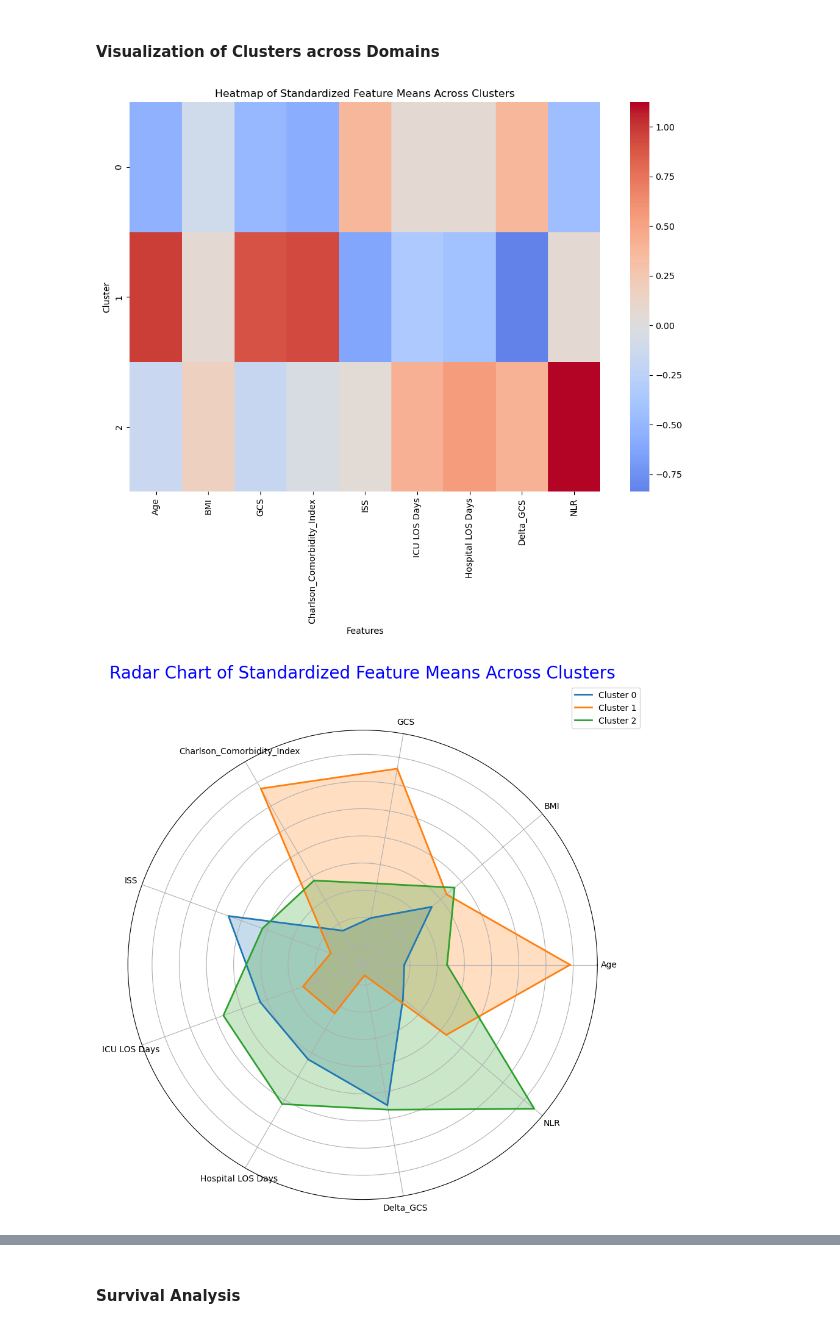
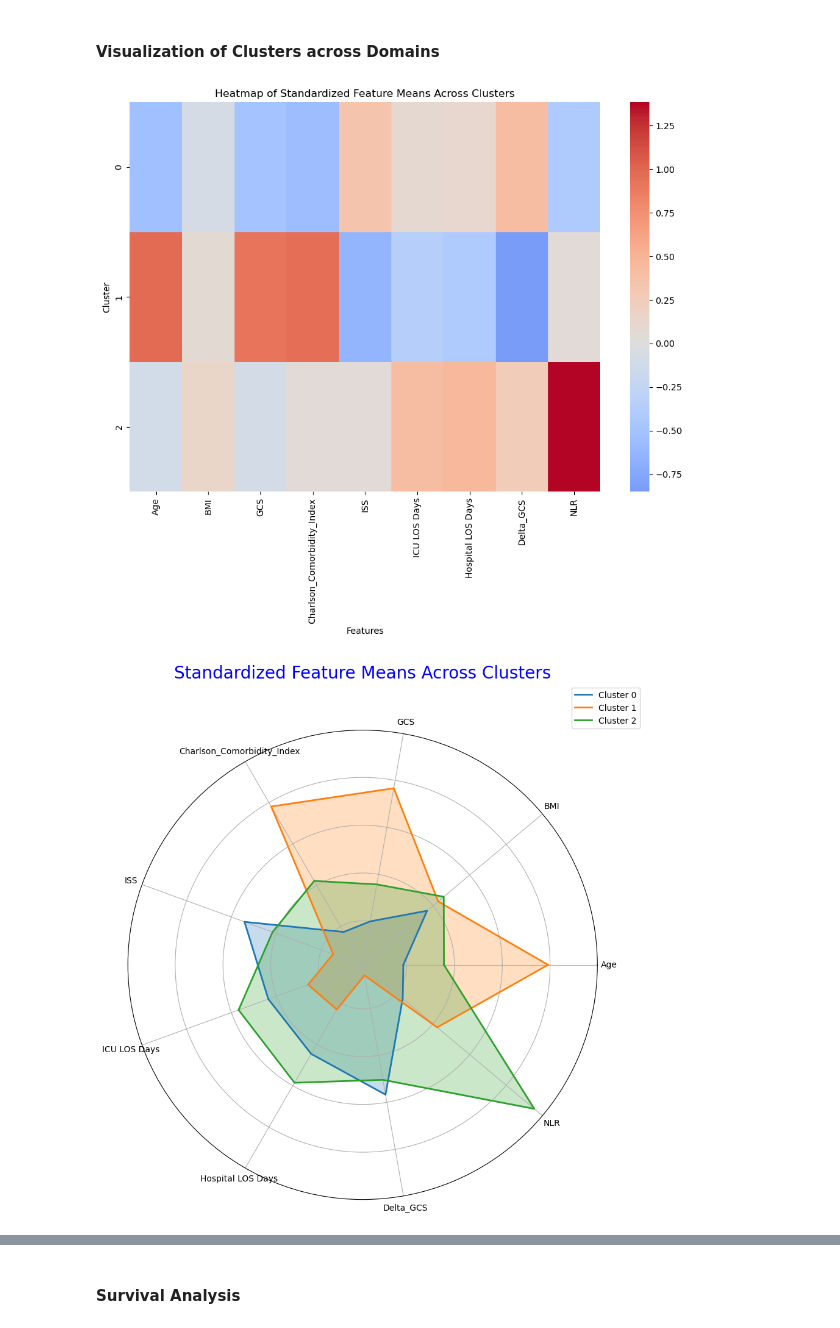
Before and after one commit to shrinitbabel/TBI-Unsupervised-Clustering-Readmission-Prediction, a Jupyter notebook: Clustering TBI.ipynb, the cells around one changed output, grey strips where cells are left out. Drawn from its saved outputs; the diff is of its cells as text; code cells hidden in the pictures.

```diff
--- a/Clustering TBI.ipynb
+++ b/Clustering TBI.ipynb
@@ -63,7 +63,7 @@ numeric_features = ['Age', 'BMI',  'PEG_Days_Difference', 'TRACH_Days_Difference
                      'Decannulation_Days_Difference', 'Oral_Intake_Days_Difference',
                        'GCS', 'ISS', 'ICU LOS Days', 'Hospital LOS Days', 'Charlson_Comorbidity_Index',
                        'DischargeGCS', 'NLR', 'Delta_GCS', 'Total_Neutrophils', 'Total_Lymphocytes']
-categorical_features = ['Gender', 'Race', 'VAP', 'Discharge Status Code', 'PEG', 'TRACH']
+categorical_features = ['Gender', 'Race', 'VAP', 'PEG', 'TRACH']
 
 # Pipeline
 preprocessor = ColumnTransformer(
@@ -227,7 +221,7 @@ from matplotlib.colors import ListedColormap
 # parameters
 optimal_pca_components = 2
 optimal_clusters = 3
-optimal_linkage = 'complete'
+optimal_linkage = 'average'
 optimal_distance = 'cosine'
 
 #  PCA
@@ -592,7 +579,7 @@ plt.xlabel('Features')
 plt.ylabel('Cluster')
 plt.show()
 # %% [output]
-[figure, old version]
+[figure, new version]
 # %%
 import numpy as np
 import pandas as pd
@@ -600,35 +587,35 @@ import matplotlib.pyplot as plt
 from sklearn.preprocessing import StandardScaler
 
 # Mean of each feature per cluster
 cluster_means = df_standardized.groupby('Cluster_Labels_Agglomerative')[features_to_evaluate].mean()
 
 # Radar Chart
 labels = features_to_evaluate
 num_vars = len(labels)
 
 angles = np.linspace(0, 2 * np.pi, num_vars, endpoint=False).tolist()
 
 angles += angles[:1]
 
 fig, ax = plt.subplots(figsize=(10, 10), subplot_kw=dict(polar=True))
 
 for i, row in cluster_means.iterrows():
     values = row.tolist()
     values += values[:1]  # Complete the loop
     ax.plot(angles, values, linewidth=2, label=f'Cluster {i}')
     ax.fill(angles, values, alpha=0.25)
 
 ax.set_xticks(angles[:-1])
 ax.set_xticklabels(labels)
 
 ax.set_yticklabels([])
 
-plt.title('Radar Chart of Standardized Feature Means Across Clusters', size=20, color='blue', y=1.1)
+plt.title('Standardized Feature Means Across Clusters', size=20, color='blue', y=1.1)
 plt.legend(loc='upper right', bbox_to_anchor=(1.1, 1.1))
 
 plt.show()
 # %% [output]
-[figure, old version]
+[figure, new version]
 # %%
 df.columns
 # %% [output]
```
Also changed, not shown: parts of 15 cells of this notebook.
